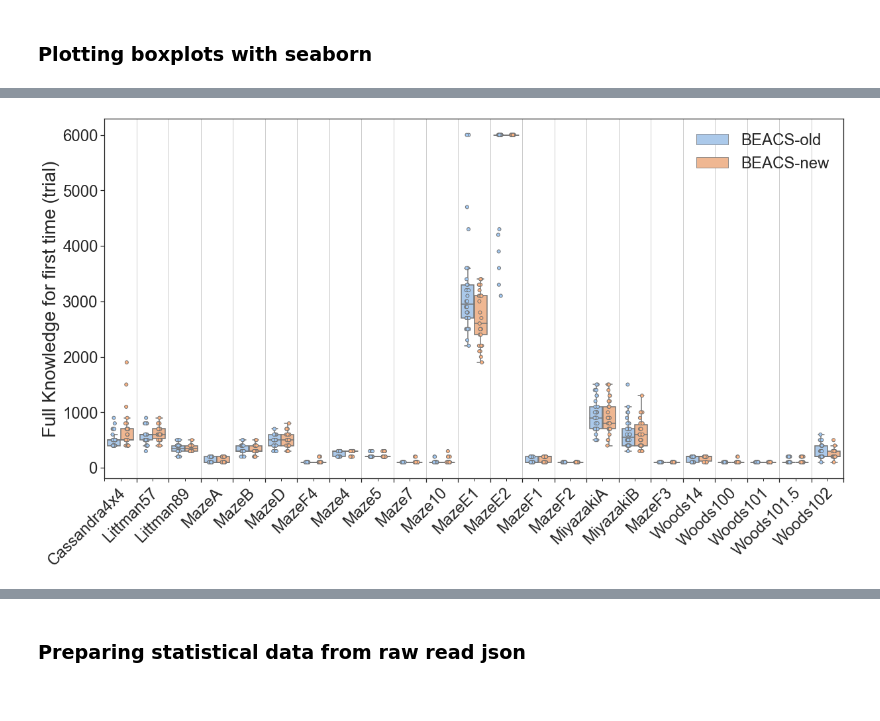
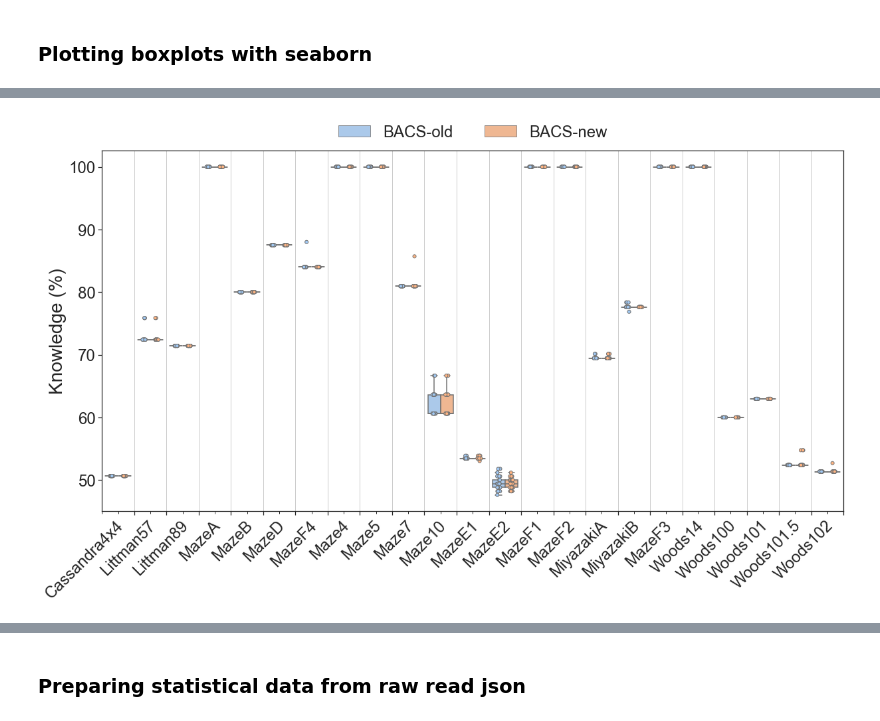
Before and after one commit to RomainOr/Reasoning-with-ALCS, a Jupyter notebook: example/MazeBoxplot.ipynb, the cells around one changed output, grey strips where cells are left out. Drawn from its saved outputs; the diff is of its cells as text; code cells hidden in the pictures.

```diff
--- a/example/MazeBoxplot.ipynb
+++ b/example/MazeBoxplot.ipynb
@@ -23,17 +23,17 @@ from statsmodels.stats import weightstats as stests
 path = 'data/'
 offset_path = len(path)
 
-beacs_old = 'BEACS_zip_ga/beacs-bseq3-5000-newga-zip.json'
-beacs_new = 'test.json'
+bacs_old = 'BACS-ZIP.json'
+bacs_new = 'BACS-ZIP.json'
 
 exp_list = [
-    beacs_old,
-    beacs_new
+    bacs_old,
+    bacs_new
 ]
 
 exp_list_names = [
-    'BEACS-old',
-    'BEACS-new'
+    'BACS-old',
+    'BACS-new'
 ]
 
 # Font size et figuresize parameters for plotting
@@ -45,6 +45,9 @@ legend_fontsize = '24'
 # Significance level for p-values
 alpha = 0.05
 stat_file_name = 'stats'
+
+# What to do ...
+produce_graph = True
 produce_stat = False
 # %% [markdown]
 ### Please, do not modify any lines of code below
@@ -146,7 +149,7 @@ rc={
 }
 sns.set(context='notebook', style='ticks', rc=rc)
 # %%
-def plot_figure(pandas_data, Y, legend_loc, lcs_name):
+def plot_figure(pandas_data, Y, lcs_name):
 
     #palette = sns.color_palette('pastel')
     #color1=palette[0]
@@ -199,4 +202,4 @@ def plot_figure(pandas_data, Y, legend_loc, lcs_name):
 
     # Set up legend
     handles, _ = ax.get_legend_handles_labels()
-    plt.legend(handles[0:len(lcs_name)], lcs_name[0:len(lcs_name)], frameon=False, fontsize=legend_fontsize)#, loc=legend_loc)
+    plt.legend(handles[0:len(lcs_name)], lcs_name[0:len(lcs_name)], frameon=False, fontsize=legend_fontsize, bbox_to_anchor=(0.5, 1.05), borderaxespad=0., loc='center', ncol=3)
@@ -203,30 +307,30 @@ def plot_figure(pandas_data, Y, legend_loc, lcs_name):
 # %%
 def plot_knowledge(pandas_data, zipped:bool=True):
-    plot_figure(pandas_data, Y='Knowledge (%)', legend_loc='lower right', lcs_name=exp_list_names)
+    plot_figure(pandas_data, Y='Knowledge (%)', lcs_name=exp_list_names)
 
 def plot_whole_population(pandas_data):
-    plot_figure(pandas_data, Y='Population of classifiers', legend_loc='upper right', lcs_name=exp_list_names)
+    plot_figure(pandas_data, Y='Population of classifiers', lcs_name=exp_list_names)
 
 def plot_reliable_population(pandas_data):
-    plot_figure(pandas_data, Y='Reliable classifiers ratio', legend_loc='upper right', lcs_name=exp_list_names)
+    plot_figure(pandas_data, Y='Reliable classifiers ratio', lcs_name=exp_list_names)
 
 def plot_numerosity(pandas_data):
-    plot_figure(pandas_data, Y='Numerosity of classifiers', legend_loc='lower right', lcs_name=exp_list_names)
+    plot_figure(pandas_data, Y='Numerosity of classifiers', lcs_name=exp_list_names)
 
 def plot_mean_classifier_specificity(pandas_data):
-    plot_figure(pandas_data, Y='Mean realiable classifier specificity', legend_loc='lower left', lcs_name=exp_list_names)
+    plot_figure(pandas_data, Y='Mean realiable classifier specificity', lcs_name=exp_list_names)
 
 def plot_compression_rate(pandas_data):
-    plot_figure(pandas_data, Y='Compression rate', legend_loc='lower left', lcs_name=exp_list_names)
+    plot_figure(pandas_data, Y='Compression rate', lcs_name=exp_list_names)
 
 def plot_first_time_full_knowledge_achieved(pandas_data):
-    plot_figure(pandas_data, Y='Full Knowledge for first time (trial)', legend_loc='upper right', lcs_name=exp_list_names)
+    plot_figure(pandas_data, Y='Full Knowledge for first time (trial)', lcs_name=exp_list_names)
 
 def plot_last_time_full_knowledge_achieved(pandas_data):
-    plot_figure(pandas_data, Y='Full Knowledge for last time (trial)', legend_loc='lower right', lcs_name=exp_list_names)
+    plot_figure(pandas_data, Y='Full Knowledge for last time (trial)', lcs_name=exp_list_names)
 
 def plot_ep_accumulated_error(pandas_data):
-    plot_figure(pandas_data, Y='Average EP Accumulated Error (%)', legend_loc='upper right', lcs_name=exp_list_names)
+    plot_figure(pandas_data, Y='Average EP Accumulated Error (%)', lcs_name=exp_list_names)
 
 def plot_avg_steps_to_exit(pandas_data):
-    plot_figure(pandas_data, Y='Average steps to exit', legend_loc='upper right', lcs_name=exp_list_names)
+    plot_figure(pandas_data, Y='Average steps to exit', lcs_name=exp_list_names)
@@ -261,5 +337,5 @@ plot_avg_steps_to_exit(pandas_data)
-# %%
-plot_first_time_full_knowledge_achieved(pandas_data)
-#plot_last_time_full_knowledge_achieved(pandas_data)
-# %% [output]
-[figure, removed]
+# %%
+if produce_graph:
+    plot_knowledge(pandas_data)
+# %% [output]
+[figure, added]
```
Also changed, not shown: parts of 15 cells of this notebook, 57 other files.
